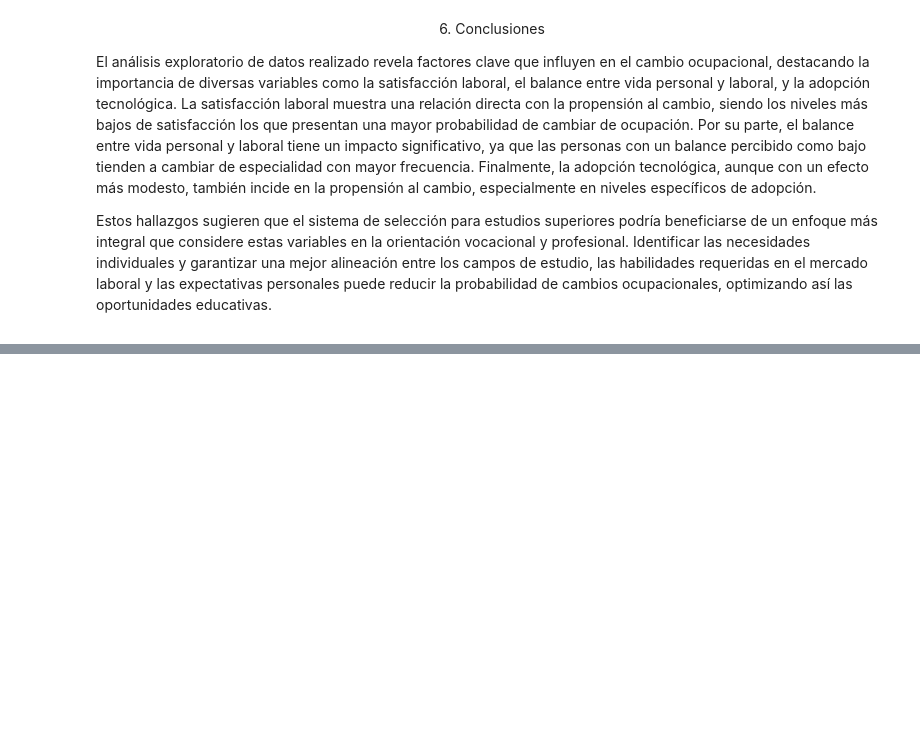
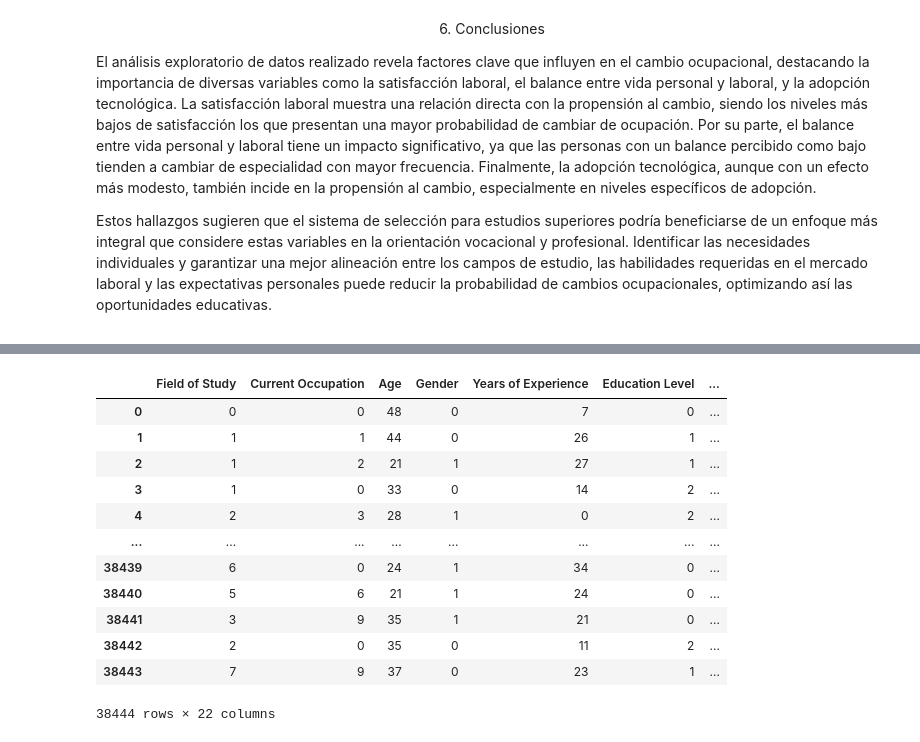
Before and after one commit to JD277/Field-vs-occupation, a Jupyter notebook: EDA.ipynb, the cells around one changed output, grey strips where cells are left out. Drawn from its saved outputs; the diff is of its cells as text; code cells hidden in the pictures; blank space fills up the shorter version.

```diff
--- a/EDA.ipynb
+++ b/EDA.ipynb
@@ -784,0 +1049,24 @@ Estos hallazgos sugieren que el sistema de selección para estudios superiores p
+# %%
+# Ahora normalizaremos los datos
+import pandas as pd
+from sklearn.preprocessing import MinMaxScaler
+data = pd.read_csv('Dataframe_con_datos_numericos.csv')
+scaler = MinMaxScaler()
+# %%
+# Separando los datos
+x = data.drop(columns=['Likely to Change Occupation'])
+x
+# %% [output]
+|  | Field of Study | Current Occupation | Age | Gender | Years of Experience | Education Level | ... |
+| 0 | 0 | 0 | 48 | 0 | 7 | 0 | ... |
+| 1 | 1 | 1 | 44 | 0 | 26 | 1 | ... |
+| 2 | 1 | 2 | 21 | 1 | 27 | 1 | ... |
+| 3 | 1 | 0 | 33 | 0 | 14 | 2 | ... |
+| 4 | 2 | 3 | 28 | 1 | 0 | 2 | ... |
+| ... | ... | ... | ... | ... | ... | ... | ... |
+| 38439 | 6 | 0 | 24 | 1 | 34 | 0 | ... |
+| 38440 | 5 | 6 | 21 | 1 | 24 | 0 | ... |
+| 38441 | 3 | 9 | 35 | 1 | 21 | 0 | ... |
+| 38442 | 2 | 0 | 35 | 0 | 11 | 2 | ... |
+| 38443 | 7 | 9 | 37 | 0 | 23 | 1 | ... |
+38444 rows × 22 columns
```
Also changed, not shown: parts of 26 cells of this notebook, 3 other files.
